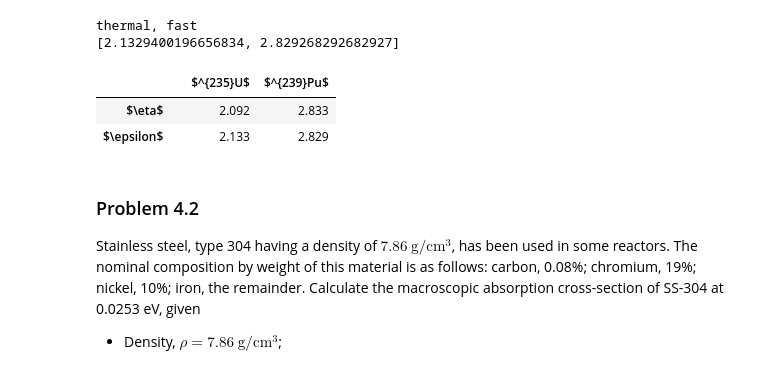
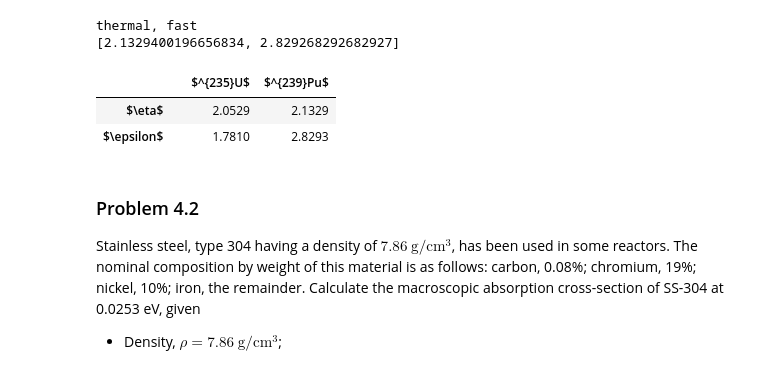
Before and after one commit to nora-salone/Physics-of-Nuclear-Energy, a Jupyter notebook: Phys_nucl_energy_4.ipynb, the cells around one changed output. Drawn from its saved outputs; the diff is of its cells as text; code cells hidden in the pictures.

```diff
--- a/Phys_nucl_energy_4.ipynb
+++ b/Phys_nucl_energy_4.ipynb
@@ -133,14 +133,14 @@ print(results)
 thermal, fast
 [2.1329400196656834, 2.829268292682927]
 # %%
-Dane=np.array([["",'2.092','2.833'],["",'2.133','2.829']])
+Dane=np.array([["",'2.0529','2.1329'],["",'1.7810','2.8293']])
 
 Dane_display= pd.DataFrame(Dane,columns=['','$^{235}U$','$^{239}Pu$'],index=['$\eta$','$\epsilon$'])
 display(Dane_display)
 # %% [output]
 |  |  | $^{235}U$ | $^{239}Pu$ |
-| $\eta$ |  | 2.092 | 2.833 |
-| $\epsilon$ |  | 2.133 | 2.829 |
+| $\eta$ |  | 2.0529 | 2.1329 |
+| $\epsilon$ |  | 1.7810 | 2.8293 |
 # %% [markdown]
 ### Problem 4.2
 Stainless steel, type 304 having a density of $7.86$ $\text{g}/\text{cm}^3$, has been used in some reactors. The nominal composition by weight of this material is as follows: carbon, 0.08%; chromium, 19%; nickel, 10%; iron, the remainder. Calculate the macroscopic absorption cross-section of SS-304 at 0.0253 eV, given
```
Also changed, not shown: parts of 8 cells of this notebook.
